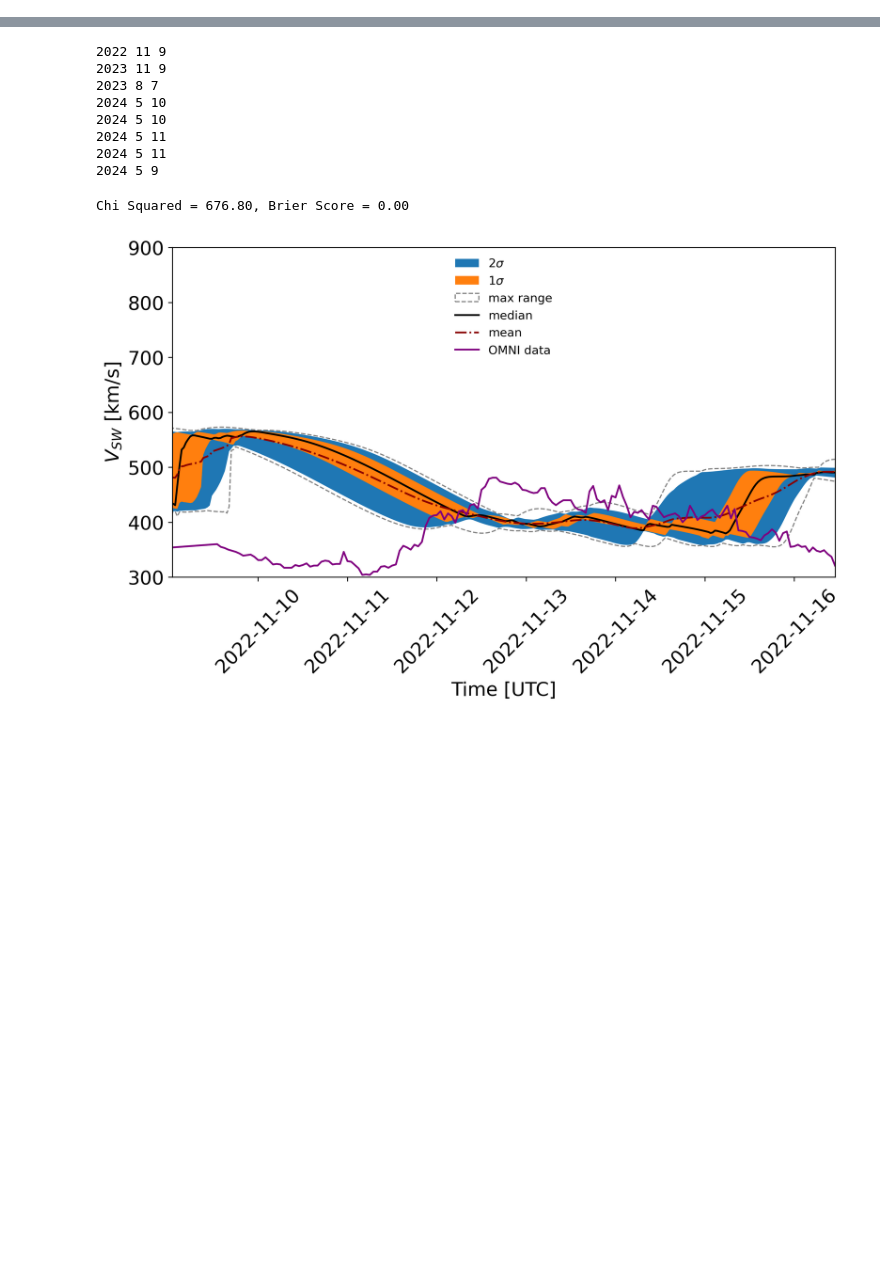
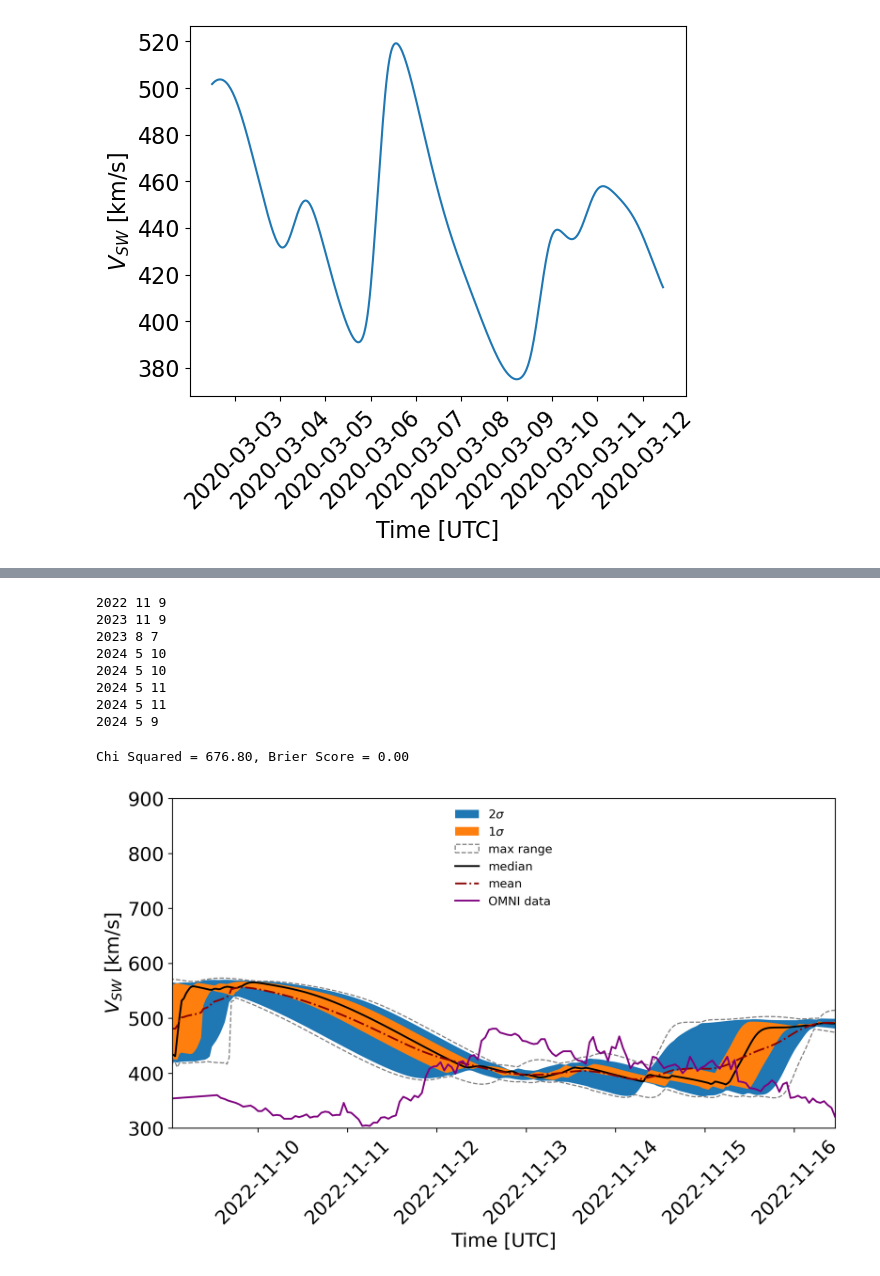
Before and after one commit to NathanielInatimi/WSA_calibration, a Jupyter notebook: code/WSA_calibration_sketch.ipynb, the cells around one changed output, grey strips where cells are left out. Saved outputs shown, nothing was run; the diff lists cells and outputs as text; code cells hidden in the pictures; blank space fills up the shorter version.

```diff
--- a/code/WSA_calibration_sketch.ipynb
+++ b/code/WSA_calibration_sketch.ipynb
@@ -213,27 +219,29 @@ def extract_interpolated_velocity_boundary(interpolated_map_solution, boundary,
 # %%
 # get all WSA files
 directory_path = H._setup_dirs_()['boundary_conditions']
-wsa_file_words = ['wsa'] # keywords to filter for in coronal model file directory
+wsa_file_words = ['gongz'] # keywords to filter for in coronal model file directory
 
 # create wsa filepaths
 wsa_fnames = get_files_containing_words(directory_path, wsa_file_words)
 wsafilepaths = [os.path.join(directory_path, fname) for fname in wsa_fnames]
 
 # getting velocity profile and start time and cr longitude
 v_wsa = Hin.get_WSA_long_profile(wsafilepaths[0], lat=0.0 * u.deg)
 init_wsa_date, _ = wsa_date_from_string(wsa_fnames[0])
 cr, cr_lon_init = Hin.datetime2huxtinputs(pd.Timestamp(init_wsa_date))
 
 # set up and run the models. WSA at 21.5 rS
 model = H.HUXt(v_boundary=v_wsa, cr_num=cr, cr_lon_init=cr_lon_init, simtime=10*u.day, dt_scale=4, r_min = 21.5*u.solRad)
 model.solve([])
 
 # extract Earth time series dataFrame
 df_forecast = HA.get_observer_timeseries(model, observer = 'Earth')
 
 
-# plt.plot(df_forecast['time'], df_forecast['vsw'])
-# plt.xticks(rotation = 45)
-# plt.xlabel('Time [UTC]')
-# plt.ylabel(r'$V_{SW}$ [km/s]')
-# plt.show()
+plt.plot(df_forecast['time'], df_forecast['vsw'])
+plt.xticks(rotation = 45)
+plt.xlabel('Time [UTC]')
+plt.ylabel(r'$V_{SW}$ [km/s]')
+plt.show()
+# %% [output]
+[figure, added]
```
Also changed, not shown: parts of 8 cells of this notebook, 3 other files.
